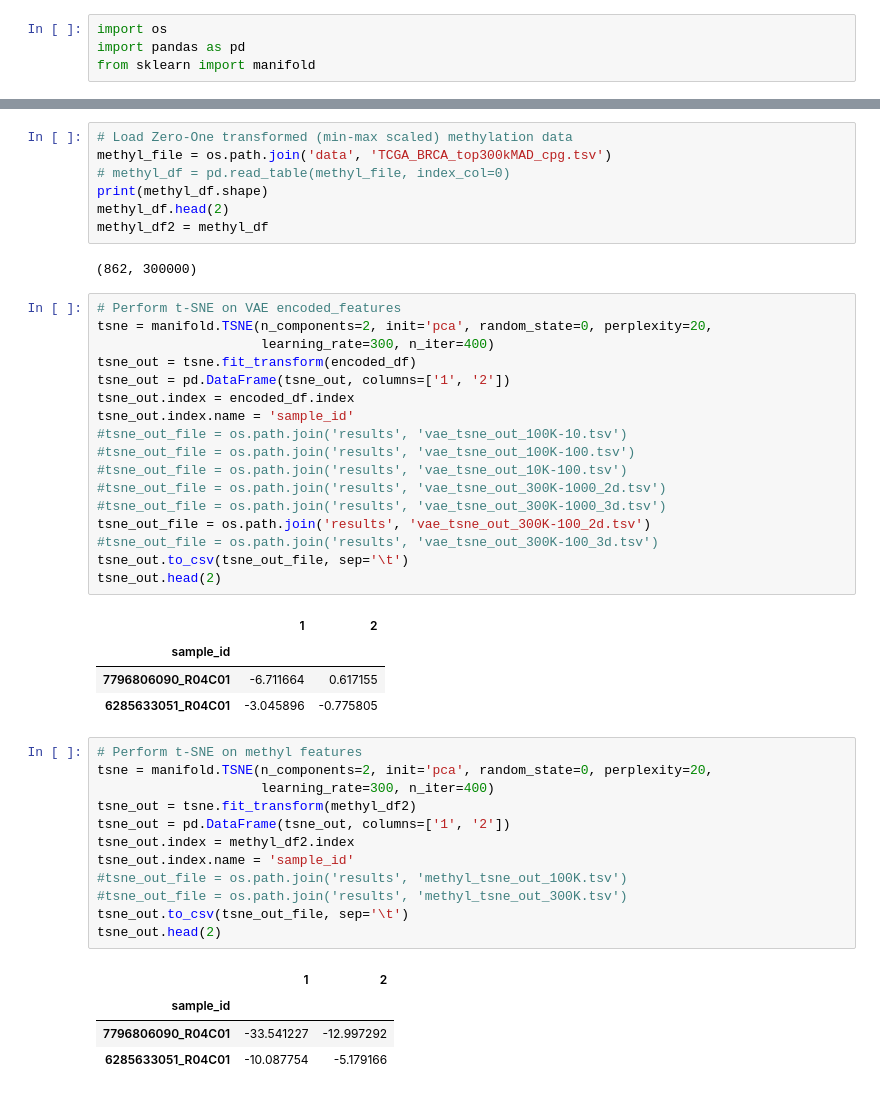
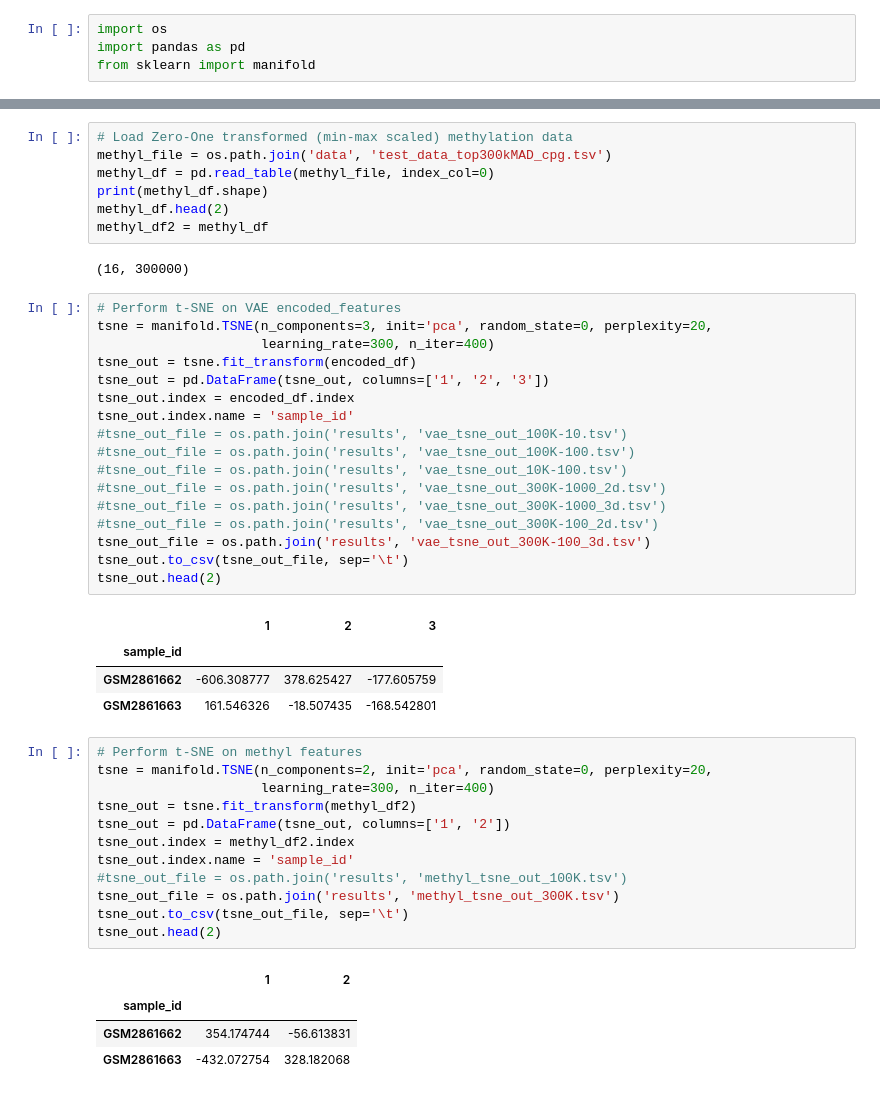
Before and after one commit to Christensen-Lab-Dartmouth/VAE_analysis, a Jupyter notebook: 3-tSNE.ipynb, the cells around one changed output, grey strips where cells are left out. Saved outputs shown, nothing was run; the diff lists cells and outputs as text.

```diff
--- a/3-tSNE.ipynb
+++ b/3-tSNE.ipynb
@@ -16,35 +16,35 @@ encoded_df.head(2)
 2 rows × 100 columns
 # %%
 # Load Zero-One transformed (min-max scaled) methylation data
-methyl_file = os.path.join('data', 'TCGA_BRCA_top300kMAD_cpg.tsv')
-# methyl_df = pd.read_table(methyl_file, index_col=0)
+methyl_file = os.path.join('data', 'test_data_top300kMAD_cpg.tsv')
+methyl_df = pd.read_table(methyl_file, index_col=0)
 print(methyl_df.shape)
 methyl_df.head(2)
 methyl_df2 = methyl_df
 # %% [output]
-(862, 300000)
+(16, 300000)
 # %%
 # Perform t-SNE on VAE encoded_features
-tsne = manifold.TSNE(n_components=2, init='pca', random_state=0, perplexity=20,
+tsne = manifold.TSNE(n_components=3, init='pca', random_state=0, perplexity=20,
                      learning_rate=300, n_iter=400)
 tsne_out = tsne.fit_transform(encoded_df)
-tsne_out = pd.DataFrame(tsne_out, columns=['1', '2'])
+tsne_out = pd.DataFrame(tsne_out, columns=['1', '2', '3'])
 tsne_out.index = encoded_df.index
 tsne_out.index.name = 'sample_id'
 #tsne_out_file = os.path.join('results', 'vae_tsne_out_100K-10.tsv')
 #tsne_out_file = os.path.join('results', 'vae_tsne_out_100K-100.tsv')
 #tsne_out_file = os.path.join('results', 'vae_tsne_out_10K-100.tsv')
 #tsne_out_file = os.path.join('results', 'vae_tsne_out_300K-1000_2d.tsv')
 #tsne_out_file = os.path.join('results', 'vae_tsne_out_300K-1000_3d.tsv')
-tsne_out_file = os.path.join('results', 'vae_tsne_out_300K-100_2d.tsv')
-#tsne_out_file = os.path.join('results', 'vae_tsne_out_300K-100_3d.tsv')
+#tsne_out_file = os.path.join('results', 'vae_tsne_out_300K-100_2d.tsv')
+tsne_out_file = os.path.join('results', 'vae_tsne_out_300K-100_3d.tsv')
 tsne_out.to_csv(tsne_out_file, sep='\t')
 tsne_out.head(2)
 # %% [output]
-|  | 1 | 2 |
-| sample_id |  |  |
-| 7796806090_R04C01 | -6.711664 | 0.617155 |
-| 6285633051_R04C01 | -3.045896 | -0.775805 |
+|  | 1 | 2 | 3 |
+| sample_id |  |  |  |
+| GSM2861662 | -606.308777 | 378.625427 | -177.605759 |
+| GSM2861663 | 161.546326 | -18.507435 | -168.542801 |
 # %%
 # Perform t-SNE on methyl features
 tsne = manifold.TSNE(n_components=2, init='pca', random_state=0, perplexity=20,
@@ -54,11 +54,11 @@ tsne_out = pd.DataFrame(tsne_out, columns=['1', '2'])
 tsne_out.index = methyl_df2.index
 tsne_out.index.name = 'sample_id'
 #tsne_out_file = os.path.join('results', 'methyl_tsne_out_100K.tsv')
-#tsne_out_file = os.path.join('results', 'methyl_tsne_out_300K.tsv')
+tsne_out_file = os.path.join('results', 'methyl_tsne_out_300K.tsv')
 tsne_out.to_csv(tsne_out_file, sep='\t')
 tsne_out.head(2)
 # %% [output]
 |  | 1 | 2 |
 | sample_id |  |  |
-| 7796806090_R04C01 | -33.541227 | -12.997292 |
-| 6285633051_R04C01 | -10.087754 | -5.179166 |
+| GSM2861662 | 354.174744 | -56.613831 |
+| GSM2861663 | -432.072754 | 328.182068 |
```
Also changed, not shown: parts of 1 cell of this notebook, 6 other files.
